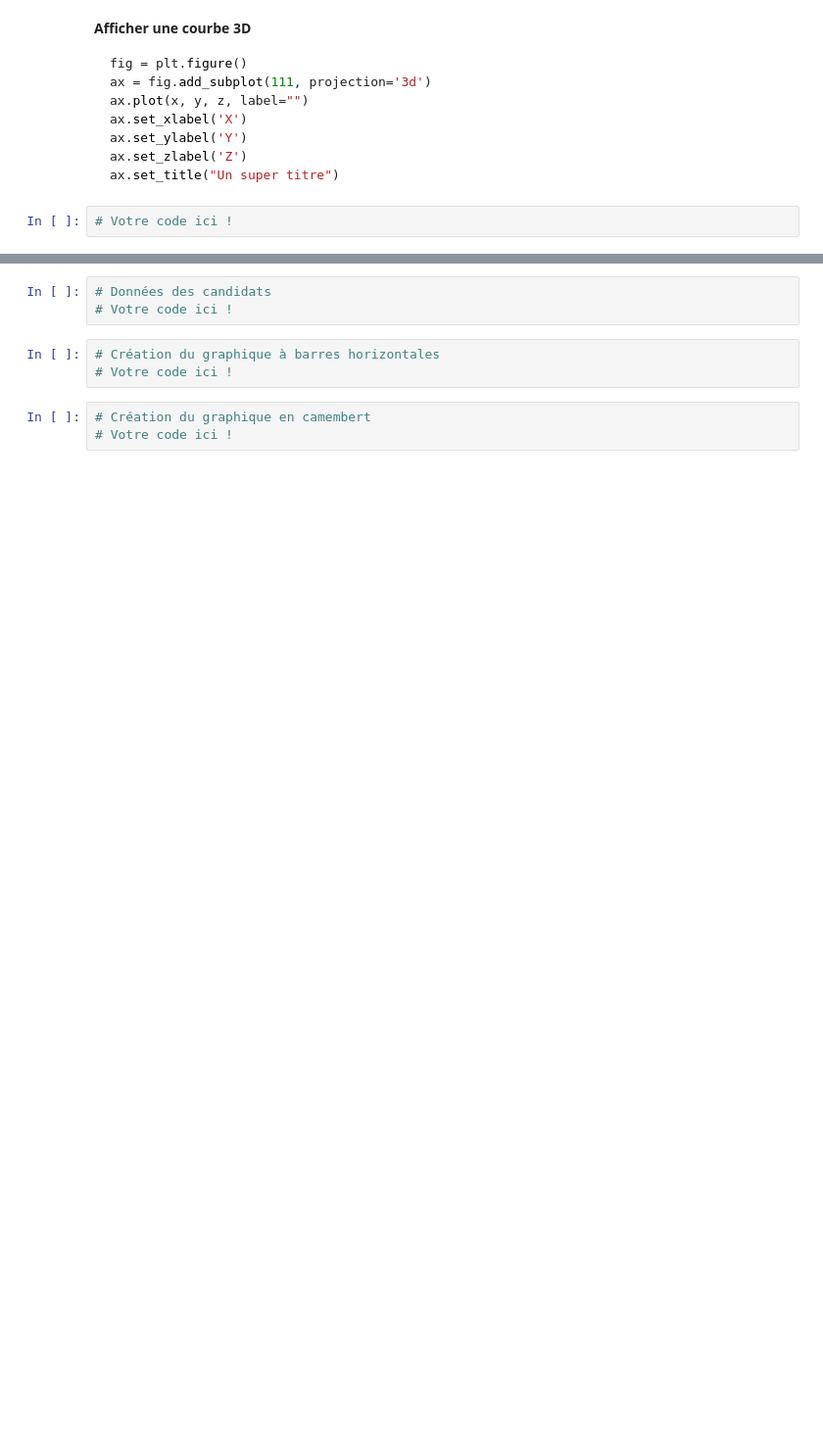
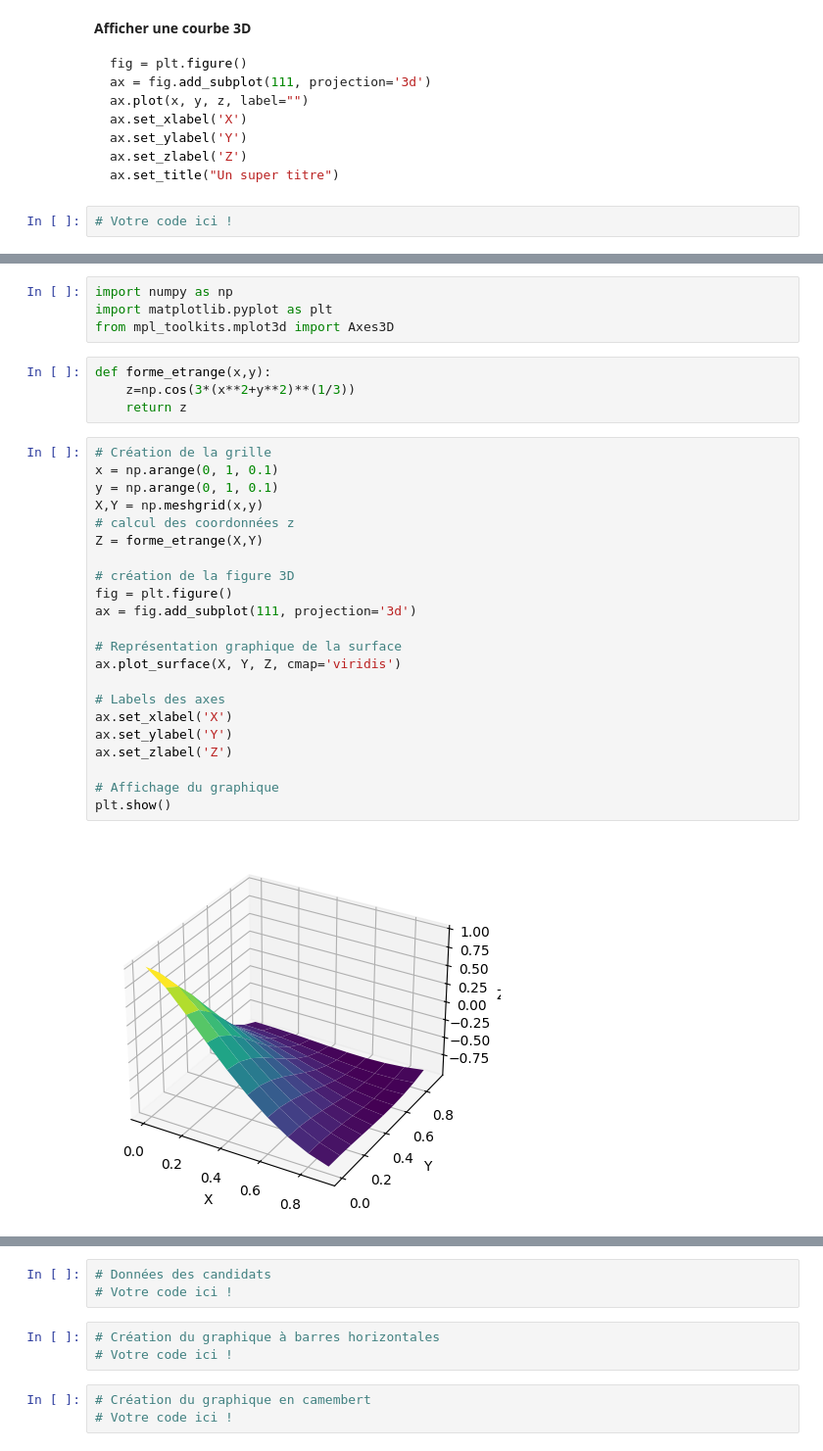
Before and after one commit to truillet/upssitech, a Jupyter notebook: GCGEO/1A/TP/ipynb/TP2-3_Affichage_de_données.ipynb, the cells around one changed output, grey strips where cells are left out. Shown at 98% size. Saved outputs shown, nothing was run; the diff lists cells and outputs as text; blank space fills up the shorter version.

```diff
--- a/GCGEO/1A/TP/ipynb/TP2-3_Affichage_de_données.ipynb
+++ b/GCGEO/1A/TP/ipynb/TP2-3_Affichage_de_données.ipynb
@@ -232 +248,33 @@ ax.set_title("Un super titre")
+# %%
+import numpy as np
+import matplotlib.pyplot as plt
+from mpl_toolkits.mplot3d import Axes3D
+# %%
+def forme_etrange(x,y):
+    z=np.cos(3*(x**2+y**2)**(1/3))
+    return z
+# %%
+# Création de la grille
+x = np.arange(0, 1, 0.1)
+y = np.arange(0, 1, 0.1)
+X,Y = np.meshgrid(x,y)
+# calcul des coordonnées z
+Z = forme_etrange(X,Y)
+
+# création de la figure 3D
+fig = plt.figure()
+ax = fig.add_subplot(111, projection='3d')
+
+# Représentation graphique de la surface
+ax.plot_surface(X, Y, Z, cmap='viridis')
+
+# Labels des axes
+ax.set_xlabel('X')
+ax.set_ylabel('Y')
+ax.set_zlabel('Z')
+
+# Affichage du graphique
+plt.show()
+# %% [output]
+[figure, added]
 # %% [markdown]
```
Also changed, not shown: parts of 8 cells of this notebook.
